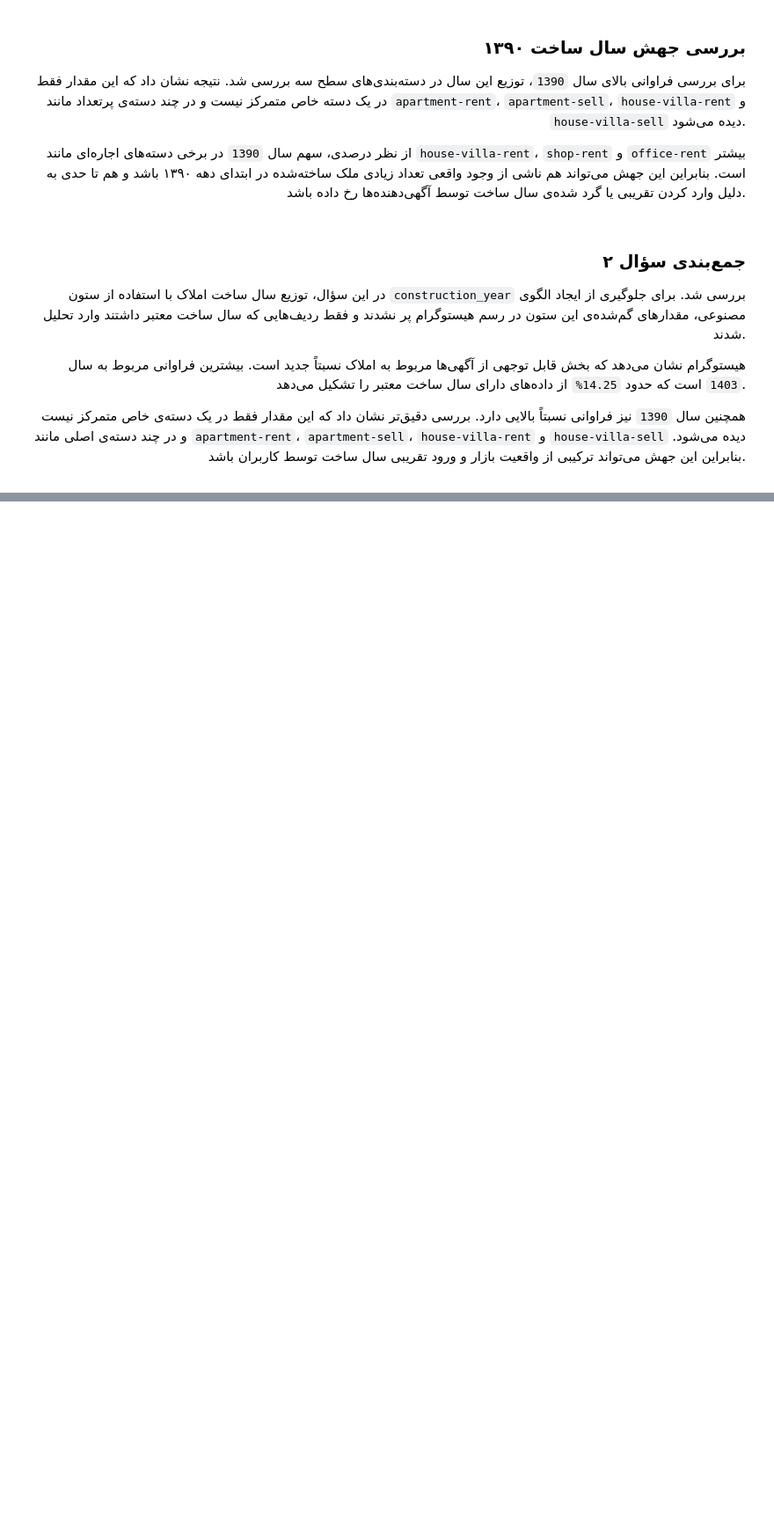
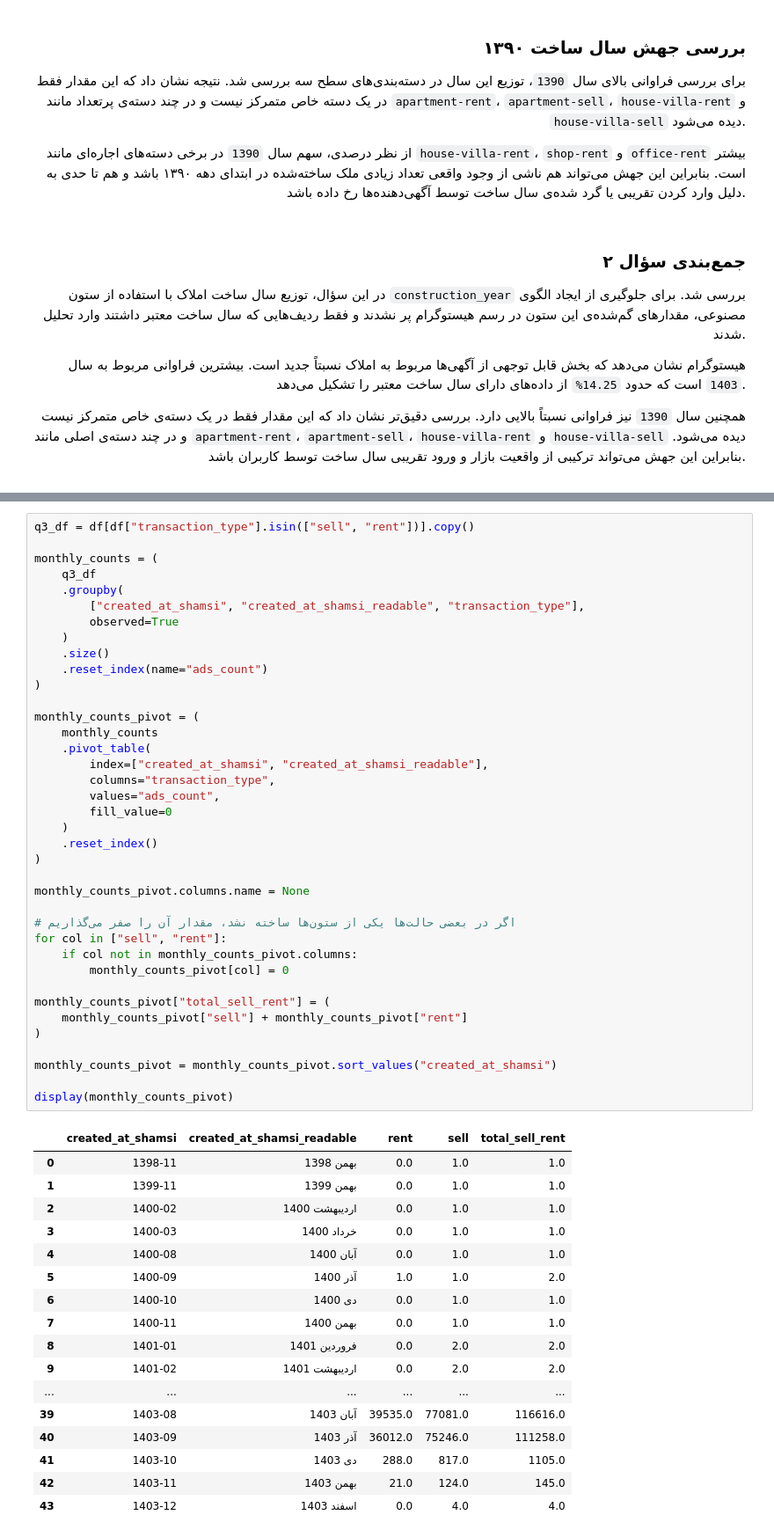
Before and after one commit to AliRaddman/divar-ml-project, a Jupyter notebook: notebooks/work/descriptive_ali.ipynb, the cells around one changed output, grey strips where cells are left out. Shown at 88% size. Drawn from its saved outputs; the diff is of its cells as text; blank space fills up the shorter version.

```diff
--- a/notebooks/work/descriptive_ali.ipynb
+++ b/notebooks/work/descriptive_ali.ipynb
@@ -481,0 +537,56 @@ display(year_1390_analysis)
+# %%
+q3_df = df[df["transaction_type"].isin(["sell", "rent"])].copy()
+
+monthly_counts = (
+    q3_df
+    .groupby(
+        ["created_at_shamsi", "created_at_shamsi_readable", "transaction_type"],
+        observed=True
+    )
+    .size()
+    .reset_index(name="ads_count")
+)
+
+monthly_counts_pivot = (
+    monthly_counts
+    .pivot_table(
+        index=["created_at_shamsi", "created_at_shamsi_readable"],
+        columns="transaction_type",
+        values="ads_count",
+        fill_value=0
+    )
+    .reset_index()
+)
+
+monthly_counts_pivot.columns.name = None
+
+# اگر در بعضی حالت‌ها یکی از ستون‌ها ساخته نشد، مقدار آن را صفر می‌گذاریم
+for col in ["sell", "rent"]:
+    if col not in monthly_counts_pivot.columns:
+        monthly_counts_pivot[col] = 0
+
+monthly_counts_pivot["total_sell_rent"] = (
+    monthly_counts_pivot["sell"] + monthly_counts_pivot["rent"]
+)
+
+monthly_counts_pivot = monthly_counts_pivot.sort_values("created_at_shamsi")
+
+display(monthly_counts_pivot)
+# %% [output]
+|  | created_at_shamsi | created_at_shamsi_readable | rent | sell | total_sell_rent |
+| 0 | 1398-11 | بهمن 1398 | 0.0 | 1.0 | 1.0 |
+| 1 | 1399-11 | بهمن 1399 | 0.0 | 1.0 | 1.0 |
+| 2 | 1400-02 | اردیبهشت 1400 | 0.0 | 1.0 | 1.0 |
+| 3 | 1400-03 | خرداد 1400 | 0.0 | 1.0 | 1.0 |
+| 4 | 1400-08 | آبان 1400 | 0.0 | 1.0 | 1.0 |
+| 5 | 1400-09 | آذر 1400 | 1.0 | 1.0 | 2.0 |
+| 6 | 1400-10 | دی 1400 | 0.0 | 1.0 | 1.0 |
+| 7 | 1400-11 | بهمن 1400 | 0.0 | 1.0 | 1.0 |
+| 8 | 1401-01 | فروردین 1401 | 0.0 | 2.0 | 2.0 |
+| 9 | 1401-02 | اردیبهشت 1401 | 0.0 | 2.0 | 2.0 |
+| ... | ... | ... | ... | ... | ... |
+| 39 | 1403-08 | آبان 1403 | 39535.0 | 77081.0 | 116616.0 |
+| 40 | 1403-09 | آذر 1403 | 36012.0 | 75246.0 | 111258.0 |
+| 41 | 1403-10 | دی 1403 | 288.0 | 817.0 | 1105.0 |
+| 42 | 1403-11 | بهمن 1403 | 21.0 | 124.0 | 145.0 |
+| 43 | 1403-12 | اسفند 1403 | 0.0 | 4.0 | 4.0 |
```
Also changed, not shown: parts of 12 cells of this notebook.
